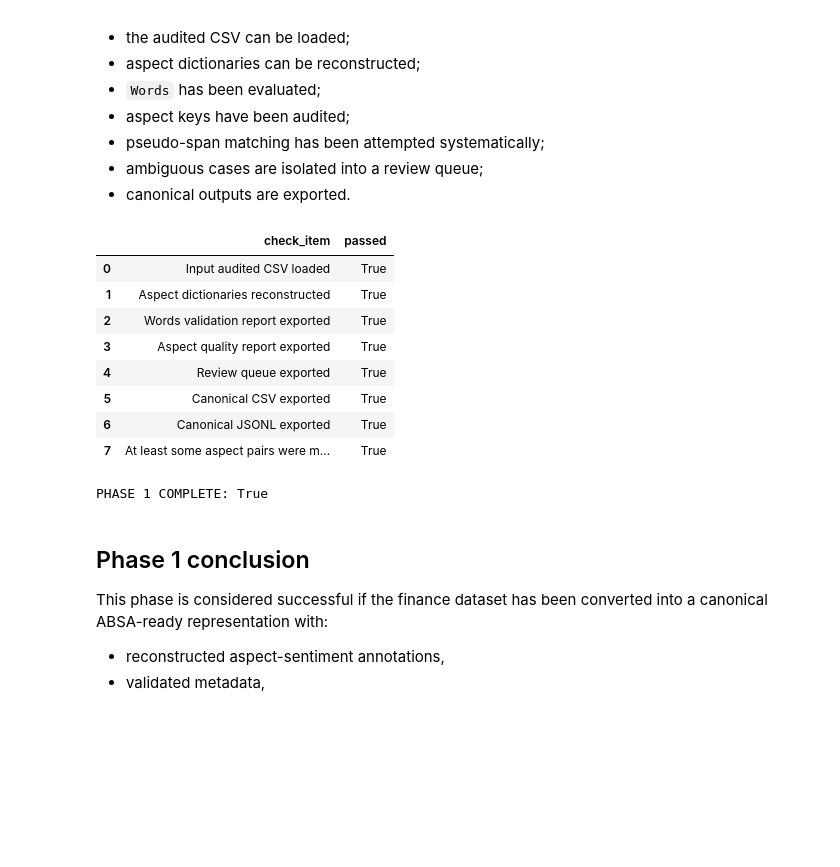
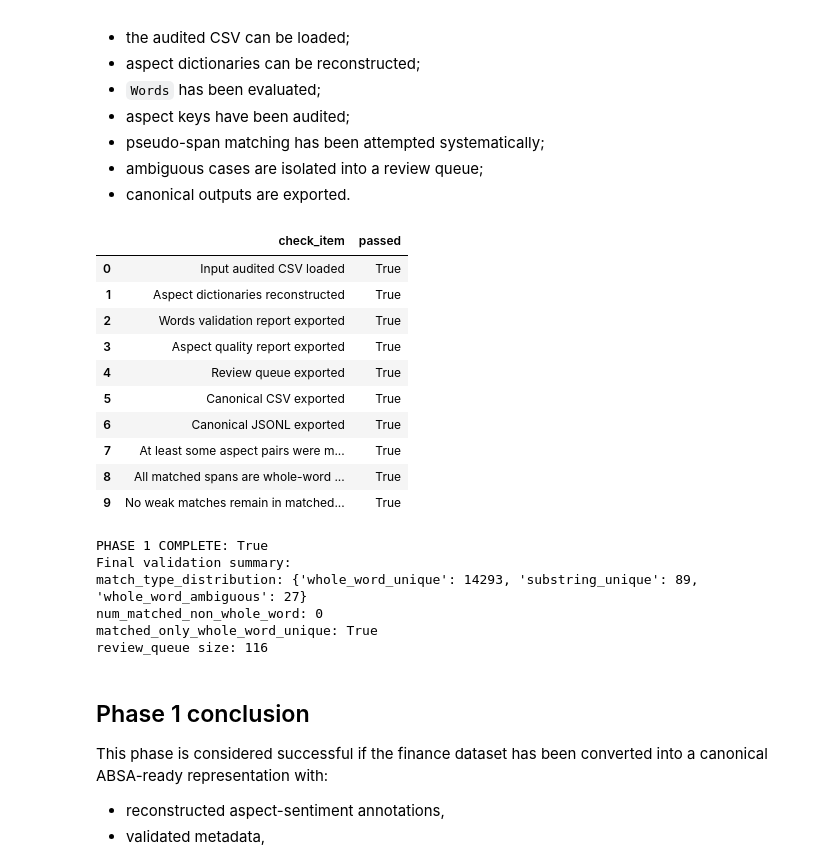
Before and after one commit to JKFlipFlop1108/NLP_PROJECT_ABSA, a Jupyter notebook: Phase 1 — Canonical ABSA Readiness Audit for Finance ABSA Dataset.ipynb, the cells around one changed output. Drawn from its saved outputs; the diff is of its cells as text; code cells hidden in the pictures; blank space fills up the shorter version.

```diff
--- a/Phase 1 — Canonical ABSA Readiness Audit for Finance ABSA Dataset.ipynb
+++ b/Phase 1 — Canonical ABSA Readiness Audit for Finance ABSA Dataset.ipynb
@@ -322,7 +322,7 @@ def match_aspect_span(text, term):
     ex = find_exact_substring_matches(text, term)
     if len(ex) == 1:
         return {
-            "match_status": "matched",
+            "match_status": "review",
             "match_type": "substring_unique",
             "char_from": ex[0][0],
             "char_to": ex[0][1],
@@ -341,7 +341,7 @@ def match_aspect_span(text, term):
     nm = find_normalized_match(text, term)
     if len(nm) == 1:
         return {
-            "match_status": "matched",
+            "match_status": "review",
             "match_type": "normalized_unique",
             "char_from": nm[0][0],
             "char_to": nm[0][1],
@@ -439,18 +454,37 @@ df_aspect.loc[
 Any aspect pair that cannot be matched confidently is exported for manual inspection.
 This prevents silent corruption of pseudo-span supervision.
 # %%
+def derive_review_reason(row):
+    if row["span_recovery_ok"] is False:
+        return "failed_recovery"
+    if row["match_type"] == "substring_unique":
+        return "weak_match_substring"
+    if row["match_type"] == "normalized_unique":
+        return "weak_match_normalized"
+    if "ambiguous" in str(row["match_type"]):
+        return "ambiguous_match"
+    if row["match_type"] == "not_found":
+        return "not_found"
+    if row["match_type"] == "empty_term":
+        return "empty_term"
+    return "review_other"
+
 df_review = df_aspect.loc[
     (df_aspect["match_status"] != "matched") |
     (df_aspect["span_recovery_ok"] == False),
     [
         "raw_id", "title_norm", "aspect_term_raw", "aspect_term_norm",
-        "sentiment", "match_status", "match_type", "num_candidates"
+        "sentiment", "match_status", "match_type", "num_candidates",
+        "char_from", "char_to"
     ]
 ].copy()
+
+df_review["review_reason"] = df_aspect.loc[df_review.index].apply(derive_review_reason, axis=1)
 
 df_review.to_csv(SPAN_REVIEW_QUEUE_PATH, index=False)
 print("Saved review queue to:", SPAN_REVIEW_QUEUE_PATH)
 print("Review queue size:", len(df_review))
+print("Review reason distribution:", df_review["review_reason"].value_counts().to_dict())
 df_review.head(20)
 # %% [output]
 Saved review queue to: outputs_phase1\span_review_queue.csv
@@ -485,10 +520,20 @@ aspect_quality_report = {
     "match_type_distribution": df_aspect["match_type"].value_counts().to_dict(),
     "recovery_ok_on_matched": float(
         df_aspect.loc[df_aspect["match_status"] == "matched", "span_recovery_ok"].mean()
-    ) if (df_aspect["match_status"] == "matched").any() else None
+    ) if (df_aspect["match_status"] == "matched").any() else None,
+    "num_whole_word_unique": num_whole_word_unique,
+    "num_substring_unique": num_substring_unique,
+    "num_normalized_unique": num_normalized_unique,
+    "num_matched_non_whole_word": num_matched_non_whole_word,
+    "num_review_due_to_weak_match": num_review_due_to_weak_match,
+    "num_weak_matches_redirected_to_review": num_review_due_to_weak_match,
+    "matched_only_whole_word_unique": matched_only_whole_word_unique
 }
 
 pprint(aspect_quality_report)
+print("matched_only_whole_word_unique:", aspect_quality_report["matched_only_whole_word_unique"])
+print("num_matched_non_whole_word:", aspect_quality_report["num_matched_non_whole_word"])
+print("num_weak_matches_redirected_to_review:", aspect_quality_report["num_weak_matches_redirected_to_review"])
 
 with open(ASPECT_QUALITY_PATH, "w", encoding="utf-8") as f:
     json.dump(aspect_quality_report, f, ensure_ascii=False, indent=2)
@@ -647,33 +702,47 @@ Phase 1 is complete if:
 # %%
 checklist = [
     ("Input audited CSV loaded", len(df) > 0),
     ("Aspect dictionaries reconstructed", df["decisions_dict"].apply(lambda x: isinstance(x, dict)).all()),
     ("Words validation report exported", WORDS_REPORT_PATH.exists()),
     ("Aspect quality report exported", ASPECT_QUALITY_PATH.exists()),
     ("Review queue exported", SPAN_REVIEW_QUEUE_PATH.exists()),
     ("Canonical CSV exported", CANONICAL_CSV_PATH.exists()),
     ("Canonical JSONL exported", CANONICAL_JSONL_PATH.exists()),
     ("At least some aspect pairs were matched", (df_aspect["match_status"] == "matched").any()),
+    ("All matched spans are whole-word unique", ((df_aspect["match_status"] != "matched") | (df_aspect["match_type"] == "whole_word_unique")).all()),
+    ("No weak matches remain in matched set", (~((df_aspect["match_status"] == "matched") & df_aspect["match_type"].isin(["substring_unique", "normalized_unique"]))).all()),
 ]
 
 df_checklist = pd.DataFrame(checklist, columns=["check_item", "passed"])
 df_checklist.to_csv(PHASE1_CHECKLIST_PATH, index=False)
 
 display(df_checklist)
 
 all_passed = df_checklist["passed"].all()
 print("PHASE 1 COMPLETE:", all_passed)
+print("Final validation summary:")
+print("match_type_distribution:", aspect_quality_report["match_type_distribution"])
+print("num_matched_non_whole_word:", aspect_quality_report["num_matched_non_whole_word"])
+print("matched_only_whole_word_unique:", aspect_quality_report["matched_only_whole_word_unique"])
+print("review_queue size:", len(df_review))
 # %% [output]
 |  | check_item | passed |
 | 0 | Input audited CSV loaded | True |
 | 1 | Aspect dictionaries reconstructed | True |
 | 2 | Words validation report exported | True |
 | 3 | Aspect quality report exported | True |
 | 4 | Review queue exported | True |
 | 5 | Canonical CSV exported | True |
 | 6 | Canonical JSONL exported | True |
 | 7 | At least some aspect pairs were m... | True |
+| 8 | All matched spans are whole-word ... | True |
+| 9 | No weak matches remain in matched... | True |
 PHASE 1 COMPLETE: True
+Final validation summary:
+match_type_distribution: {'whole_word_unique': 14293, 'substring_unique': 89, 'whole_word_ambiguous': 27}
+num_matched_non_whole_word: 0
+matched_only_whole_word_unique: True
+review_queue size: 116
 # %% [markdown]
 ## Phase 1 conclusion
 
```
Also changed, not shown: parts of 4 cells of this notebook, 34 other files.
